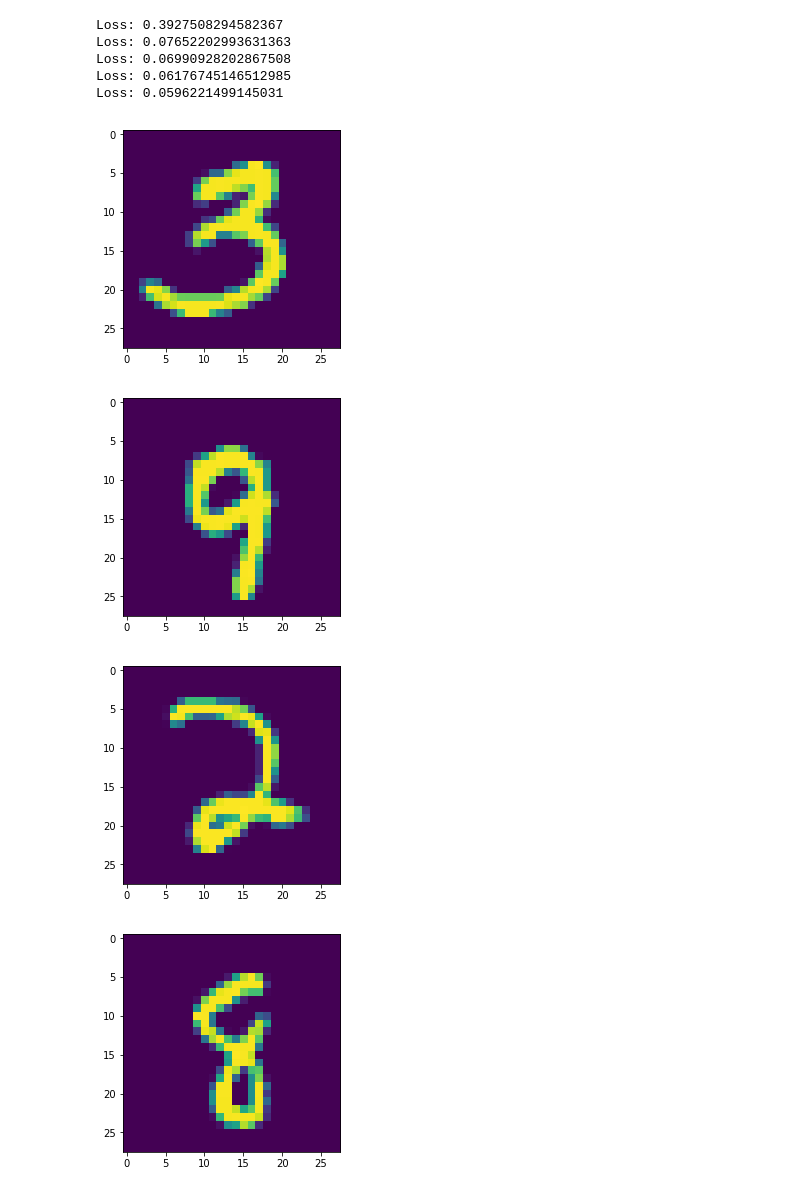
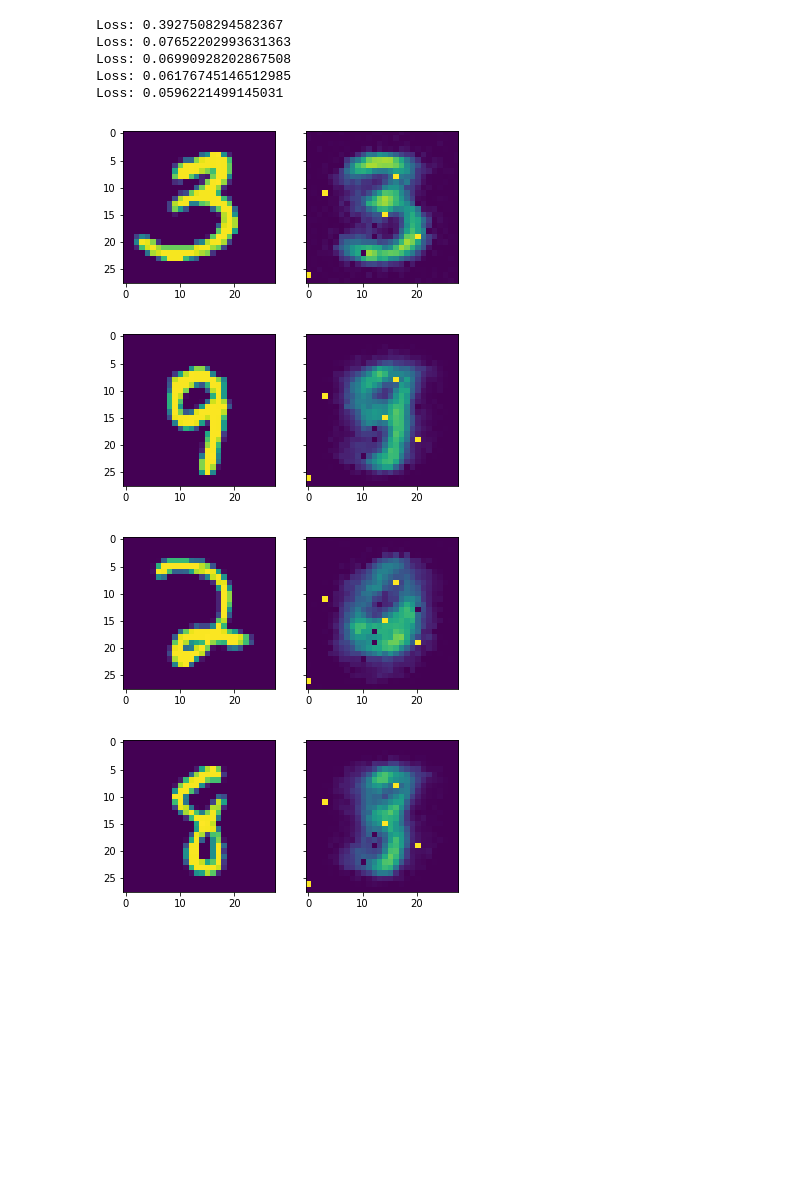
Before and after one commit to juanjoneri/SURP-2018, a Jupyter notebook: MNIST-autoencoder.ipynb, the cells around one changed output. Saved outputs shown, nothing was run; the diff lists cells and outputs as text; code cells hidden in the pictures; blank space fills up the shorter version.

Commit message:
visualize inputs and outputs

```diff
--- a/MNIST-autoencoder.ipynb
+++ b/MNIST-autoencoder.ipynb
@@ -78,11 +78,11 @@ Loss: 0.0596221499145031
 # %%
 for original, final in zip(originals, finals):
     f, (ax1, ax2) = plt.subplots(1, 2, sharey=True)
     ax1.imshow(original.reshape([28, 28]))
-    ax2.plt.imshow(final.reshape([28, 28]))
+    ax2.imshow(final.reshape([28, 28]))
     plt.show()
 # %% [output]
-[figure, old version]
+[figure, new version]
-[figure, old version]
+[figure, new version]
-[figure, old version]
+[figure, new version]
-[figure, old version]
+[figure, new version]
```
Also changed, not shown: parts of 2 cells of this notebook.
